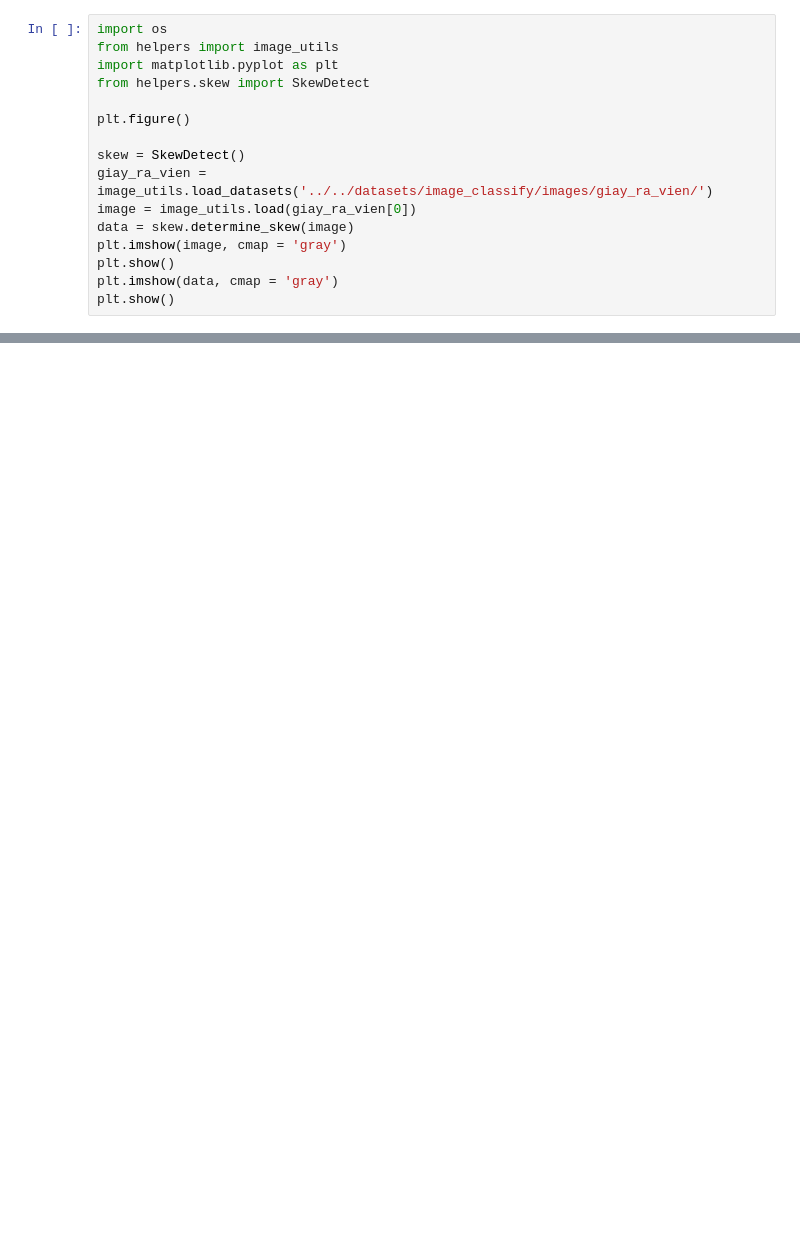
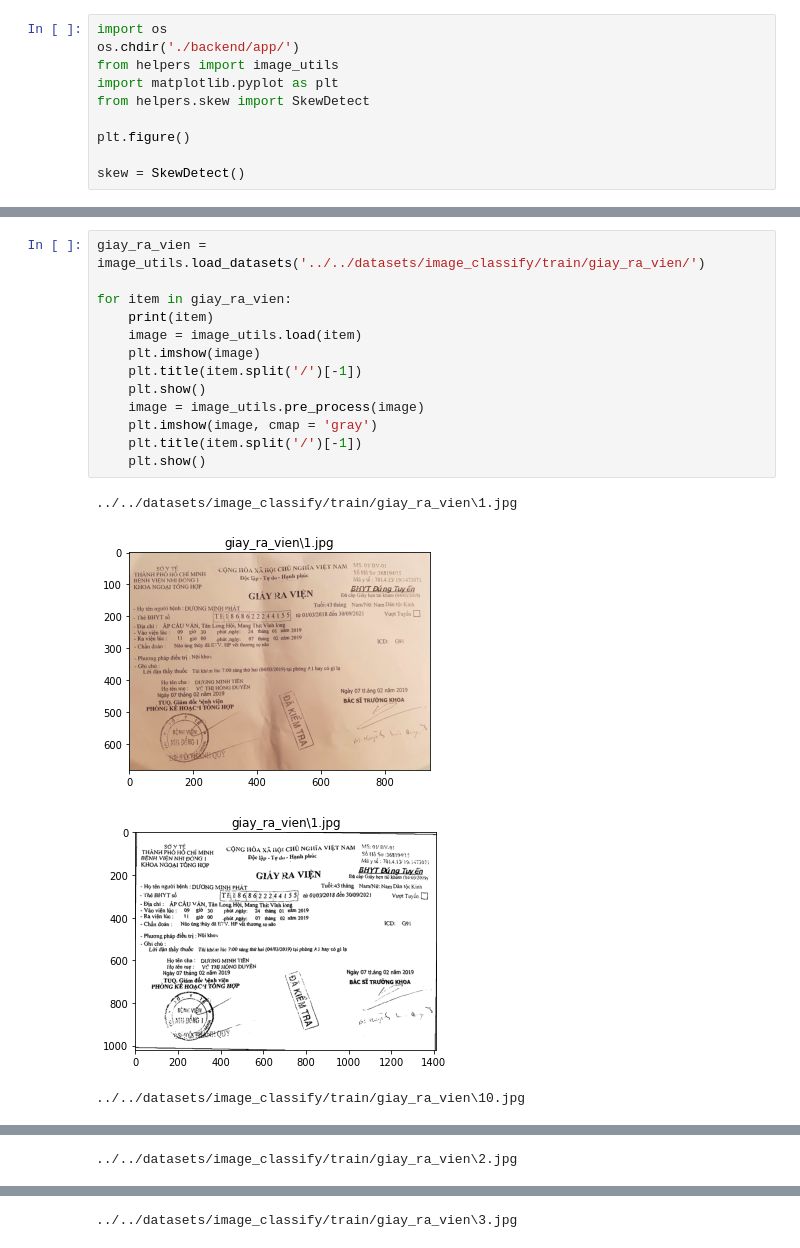
Before and after one commit to dnguyenngoc/image-classify, a Jupyter notebook: veirfy_pre_processing.ipynb, the cells around one changed output, grey strips where cells are left out. Cells and saved outputs as stored; diff of their text form; blank space fills up the shorter version.

```diff
--- a/veirfy_pre_processing.ipynb
+++ b/veirfy_pre_processing.ipynb
@@ -1,5 +1,6 @@
 # %%
 import os
+os.chdir('./backend/app/')
 from helpers import image_utils
 import matplotlib.pyplot as plt
 from helpers.skew import SkewDetect
@@ -7,11 +8,4 @@ from helpers.skew import SkewDetect
 plt.figure()
 
 skew = SkewDetect()
-giay_ra_vien = image_utils.load_datasets('../../datasets/image_classify/images/giay_ra_vien/')
-image = image_utils.load(giay_ra_vien[0])
-data = skew.determine_skew(image)
-plt.imshow(image, cmap = 'gray')
-plt.show()
-plt.imshow(data, cmap = 'gray')
-plt.show()
 # %% [output]
@@ -18,0 +14,18 @@ ModuleNotFoundError: No module named 'helpers'
+# %%
+giay_ra_vien = image_utils.load_datasets('../../datasets/image_classify/train/giay_ra_vien/')
+
+for item in giay_ra_vien:
+    print(item)
+    image = image_utils.load(item)
+    plt.imshow(image)
+    plt.title(item.split('/')[-1])
+    plt.show()
+    image = image_utils.pre_process(image)
+    plt.imshow(image, cmap = 'gray')
+    plt.title(item.split('/')[-1])
+    plt.show()
+# %% [output]
+../../datasets/image_classify/train/giay_ra_vien\1.jpg
+[figure, added]
+[figure, added]
+../../datasets/image_classify/train/giay_ra_vien\10.jpg
@@ -18,0 +34 @@ ModuleNotFoundError: No module named 'helpers'
+../../datasets/image_classify/train/giay_ra_vien\2.jpg
@@ -18,0 +37 @@ ModuleNotFoundError: No module named 'helpers'
+../../datasets/image_classify/train/giay_ra_vien\3.jpg
```
Also changed, not shown: parts of 2 cells of this notebook, 6 other files.
